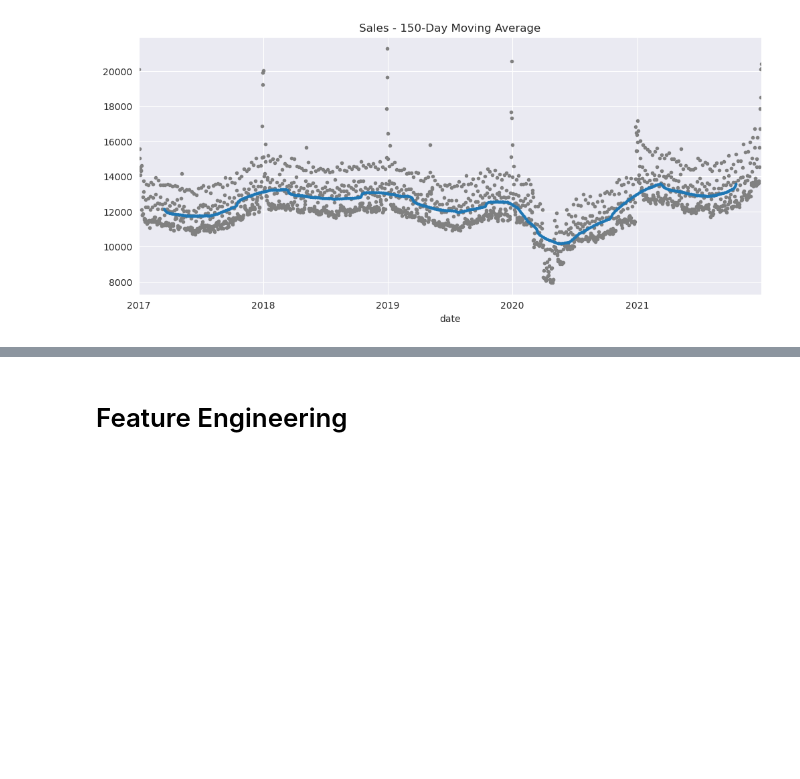
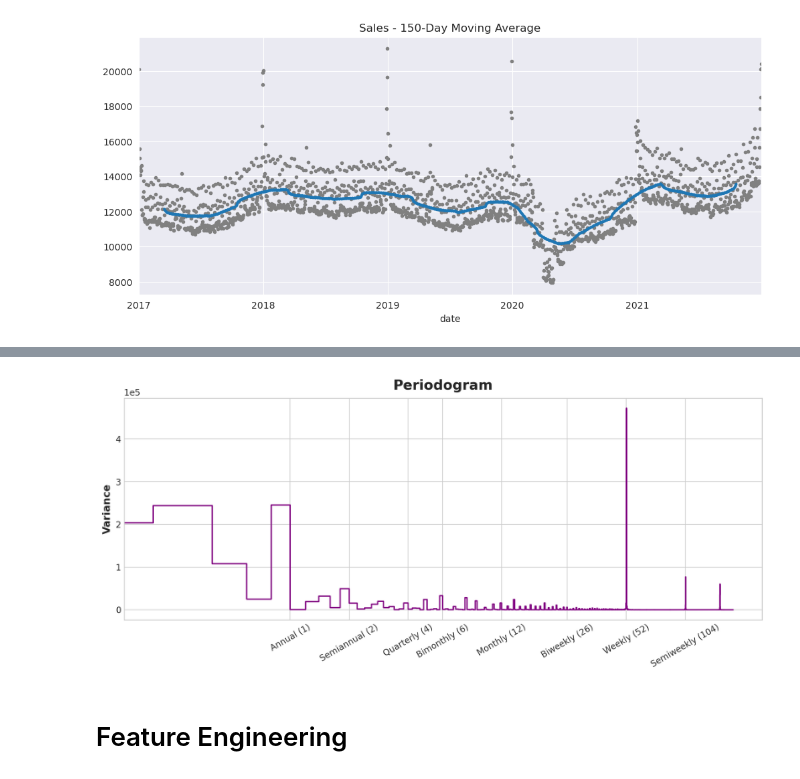
Before and after one commit to vaishakhRaveendran/Kaggle-sale-forcasting, a Jupyter notebook: time-series-forecasting.ipynb, the cells around one changed output, grey strips where cells are left out. Cells and saved outputs as stored; diff of their text form; code cells hidden in the pictures; blank space fills up the shorter version.

```diff
--- a/time-series-forecasting.ipynb
+++ b/time-series-forecasting.ipynb
@@ -220,3 +341,8 @@ ax.legend();
+# %%
+plot_periodogram(df_season.num_sold);
+#The periodogram suggest strong weekly season which we observed visually.
+# %% [output]
+[figure, added]
 # %% [markdown]
 #  Feature Engineering
 # %%
```
Also changed, not shown: parts of 9 cells of this notebook.
